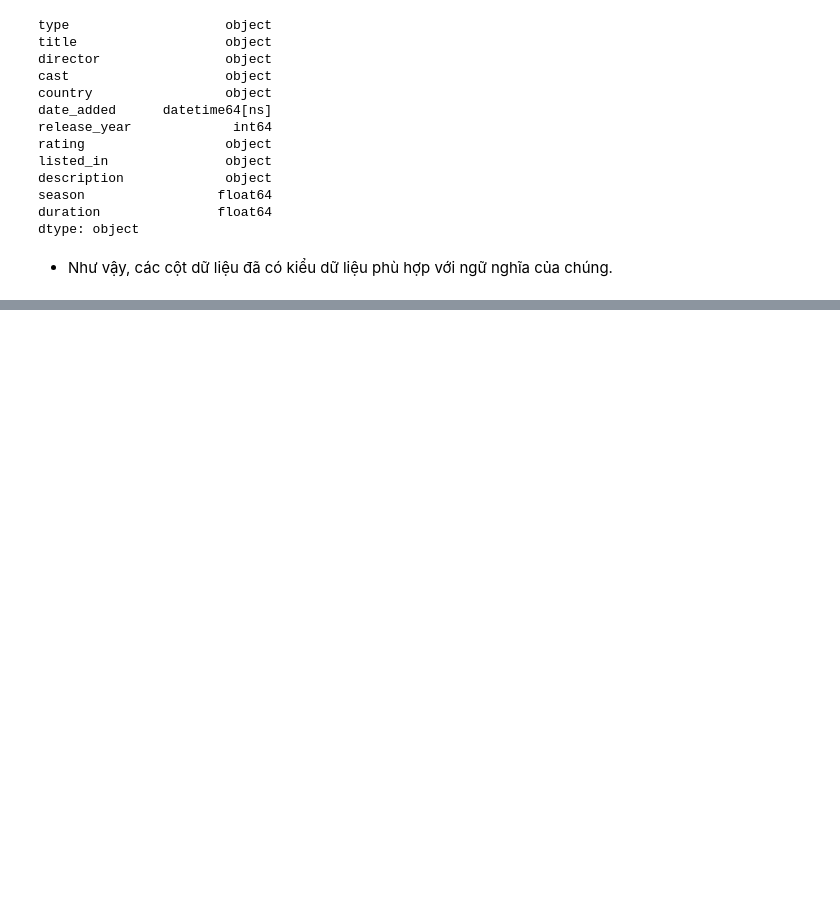
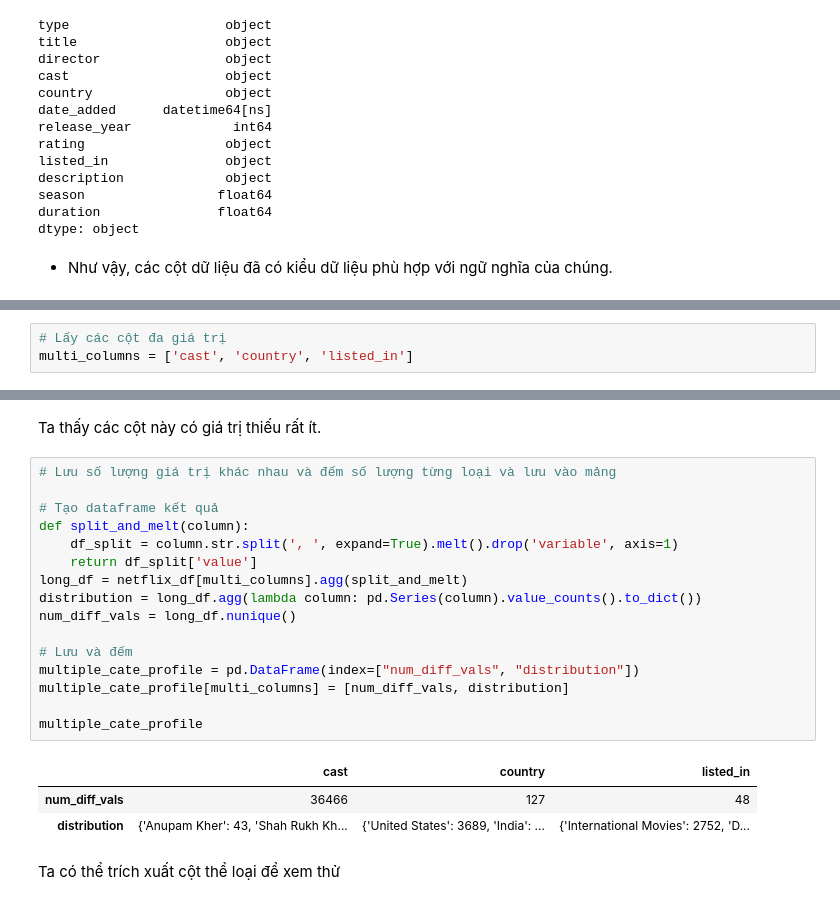
Before and after one commit to kNhung/PDS_FinalProject, a Jupyter notebook: data_exploration/data_exploration.ipynb, the cells around one changed output, grey strips where cells are left out. Drawn from its saved outputs; the diff is of its cells as text; blank space fills up the shorter version.

```diff
--- a/data_exploration/data_exploration.ipynb
+++ b/data_exploration/data_exploration.ipynb
@@ -195,0 +284,3 @@ dtype: object
+# %%
+# Lấy các cột đa giá trị
+multi_columns = ['cast', 'country', 'listed_in']
@@ -195,0 +297,24 @@ dtype: object
+# %% [markdown]
+Ta thấy các cột này có giá trị thiếu rất ít.
+# %%
+# Lưu số lượng giá trị khác nhau và đếm số lượng từng loại và lưu vào mảng
+
+# Tạo dataframe kết quả
+def split_and_melt(column):
+    df_split = column.str.split(', ', expand=True).melt().drop('variable', axis=1)
+    return df_split['value']
+long_df = netflix_df[multi_columns].agg(split_and_melt)
+distribution = long_df.agg(lambda column: pd.Series(column).value_counts().to_dict())
+num_diff_vals = long_df.nunique()
+
+# Lưu và đếm
+multiple_cate_profile = pd.DataFrame(index=["num_diff_vals", "distribution"])
+multiple_cate_profile[multi_columns] = [num_diff_vals, distribution]
+
+multiple_cate_profile
+# %% [output]
+|  | cast | country | listed_in |
+| num_diff_vals | 36466 | 127 | 48 |
+| distribution | {'Anupam Kher': 43, 'Shah Rukh Kh... | {'United States': 3689, 'India': ... | {'International Movies': 2752, 'D... |
+# %% [markdown]
+Ta có thể trích xuất cột thể loại để xem thử
```
Also changed, not shown: parts of 26 cells of this notebook, 1 other file.
